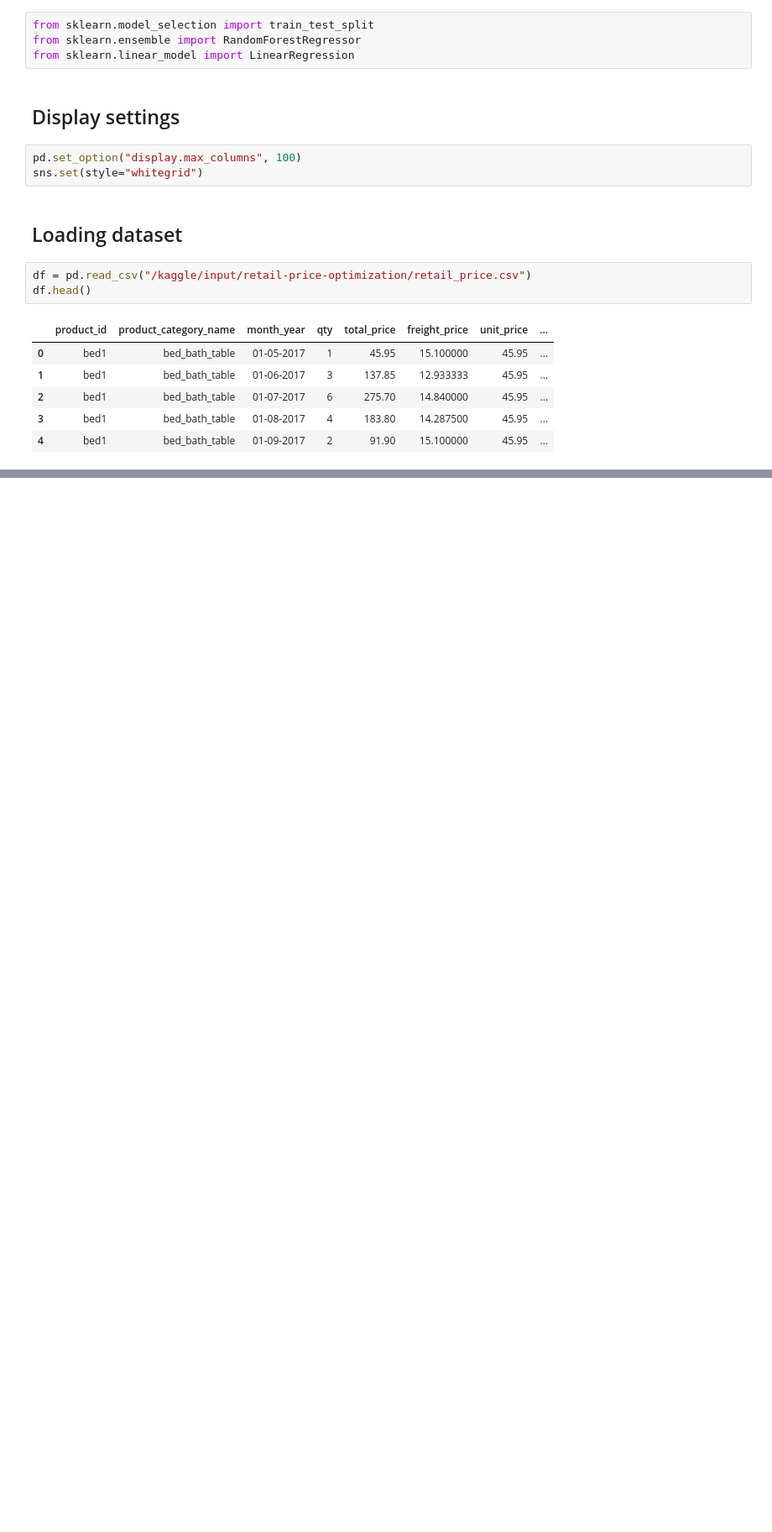
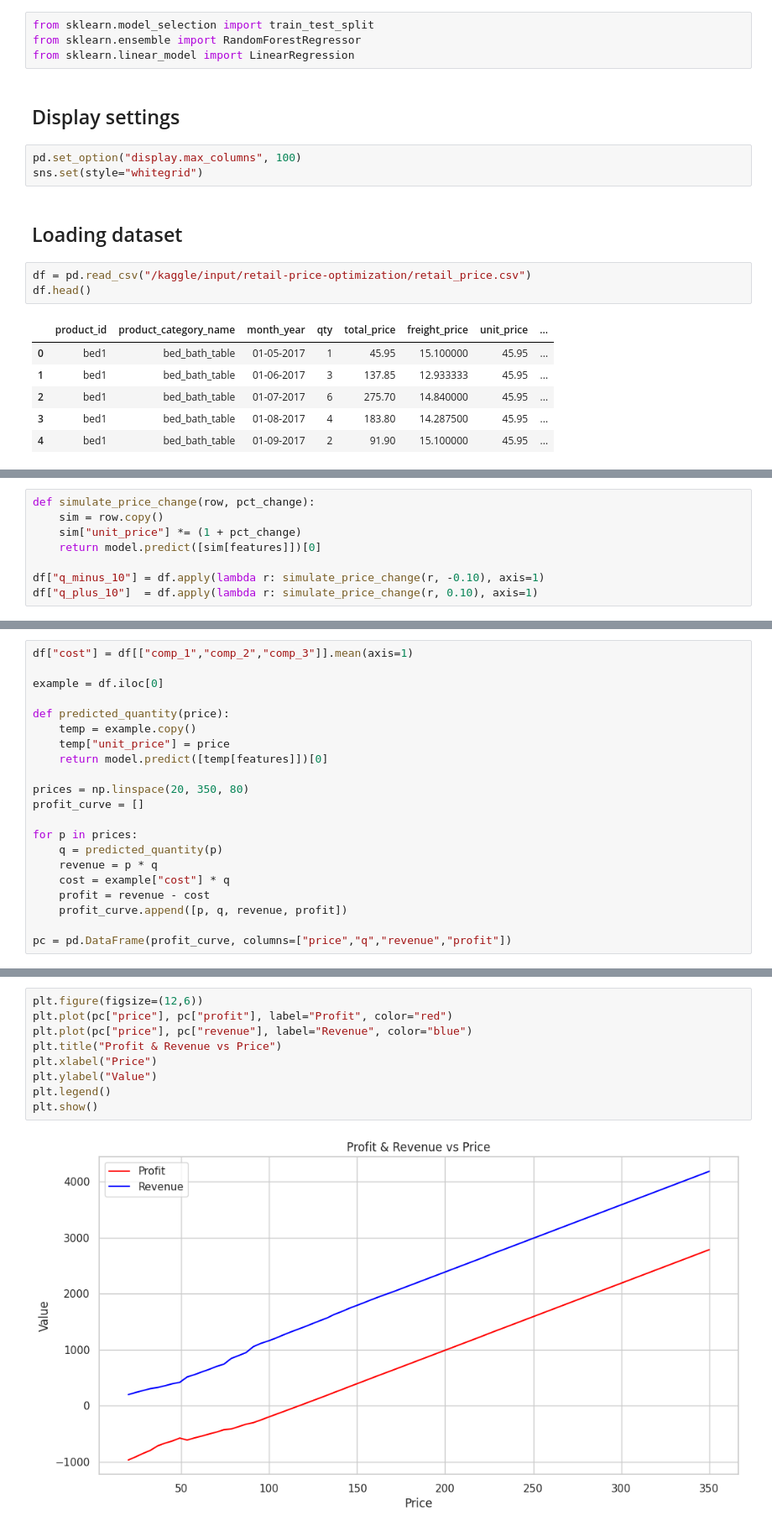
Before and after one commit to bijay-odyssey/Retail-Price-Optimization-and-Demand-Modeling, a Jupyter notebook: Elasticity, Demand Modeling & Profit Maximization.ipynb, the cells around one changed output, grey strips where cells are left out. Shown at 84% size. Drawn from its saved outputs; the diff is of its cells as text; blank space fills up the shorter version.

```diff
--- a/Elasticity, Demand Modeling & Profit Maximization.ipynb
+++ b/Elasticity, Demand Modeling & Profit Maximization.ipynb
@@ -48,0 +228,8 @@ df.head()
+# %%
+def simulate_price_change(row, pct_change):
+    sim = row.copy()
+    sim["unit_price"] *= (1 + pct_change)
+    return model.predict([sim[features]])[0]
+
+df["q_minus_10"] = df.apply(lambda r: simulate_price_change(r, -0.10), axis=1)
+df["q_plus_10"]  = df.apply(lambda r: simulate_price_change(r, 0.10), axis=1)
@@ -48,0 +252,21 @@ df.head()
+# %%
+df["cost"] = df[["comp_1","comp_2","comp_3"]].mean(axis=1)
+
+example = df.iloc[0]
+
+def predicted_quantity(price):
+    temp = example.copy()
+    temp["unit_price"] = price
+    return model.predict([temp[features]])[0]
+
+prices = np.linspace(20, 350, 80)
+profit_curve = []
+
+for p in prices:
+    q = predicted_quantity(p)
+    revenue = p * q
+    cost = example["cost"] * q
+    profit = revenue - cost
+    profit_curve.append([p, q, revenue, profit])
+
+pc = pd.DataFrame(profit_curve, columns=["price","q","revenue","profit"])
@@ -48,0 +275,11 @@ df.head()
+# %%
+plt.figure(figsize=(12,6))
+plt.plot(pc["price"], pc["profit"], label="Profit", color="red")
+plt.plot(pc["price"], pc["revenue"], label="Revenue", color="blue")
+plt.title("Profit & Revenue vs Price")
+plt.xlabel("Price")
+plt.ylabel("Value")
+plt.legend()
+plt.show()
+# %% [output]
+[figure, added]
```
Also changed, not shown: parts of 28 cells of this notebook.
